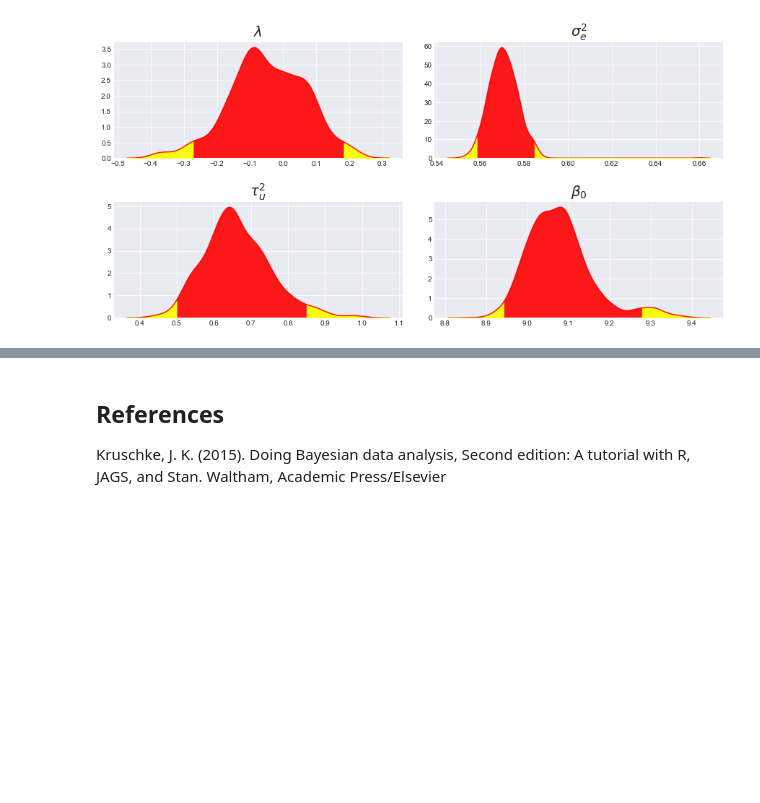
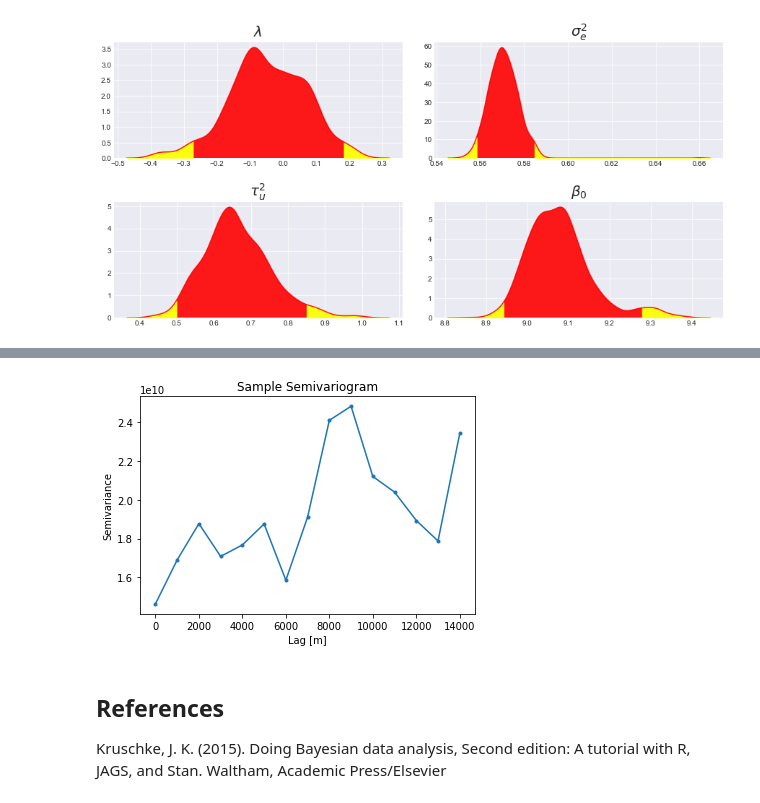
Before and after one commit to SamComber/notebooks, a Jupyter notebook: diagnostics_spatial_models.ipynb, the cells around one changed output, grey strips where cells are left out. Cells and saved outputs as stored; diff of their text form; code cells hidden in the pictures; blank space fills up the shorter version.

```diff
--- a/diagnostics_spatial_models.ipynb
+++ b/diagnostics_spatial_models.ipynb
@@ -285,0 +322,20 @@ f
+# %%
+%%capture
+mean_br = ldc_data.groupby('cluster_id')['total_value'].mean()
+catchments = pd.merge(manc, mean_br.to_frame(), left_on='cluster_id', right_index=True)
+
+catchments['x'] = catchments.geometry.centroid.x
+catchments['y'] = catchments.geometry.centroid.y
+
+P = np.array( catchments[['x', 'y', 'total_value']])
+
+f, ax = plt.subplots(1)
+# bandwidth, plus or minus 250 meters
+bw = 1000
+# lags in 500 meter increments from zero to 10,000
+hs = np.arange(0,15000,bw)
+sv = SV( P, hs, bw )
+plt.plot( sv[0], sv[1], '.-' )
+plt.xlabel('Lag [m]')
+plt.ylabel('Semivariance')
+plt.title('Sample Semivariogram');
@@ -286,3 +344,7 @@ f
+# %%
+f
+# %% [output]
+[figure, added]
 # %% [markdown]
 <h2>References</h2>
 
```
Also changed, not shown: parts of 5 cells of this notebook.
